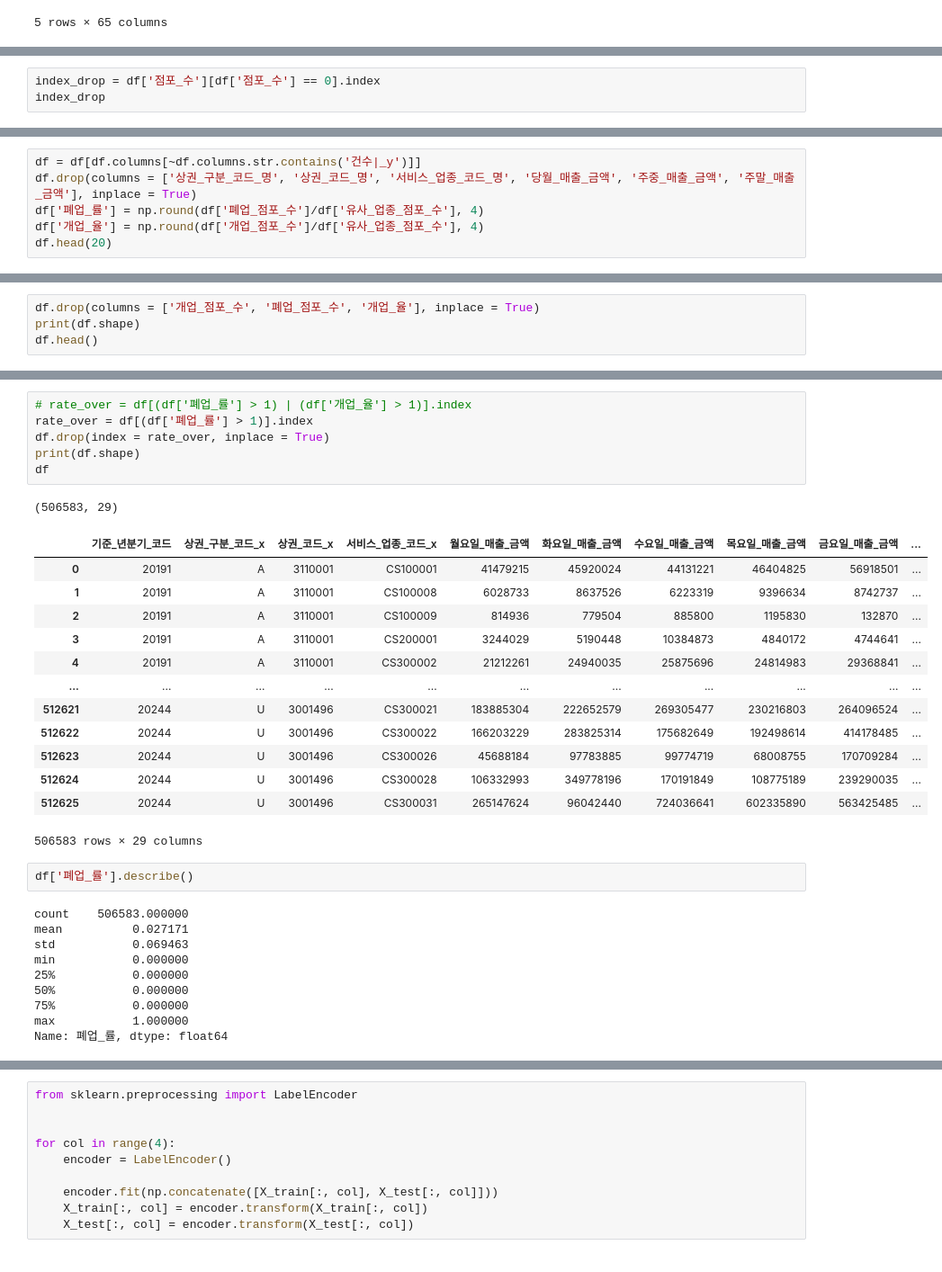
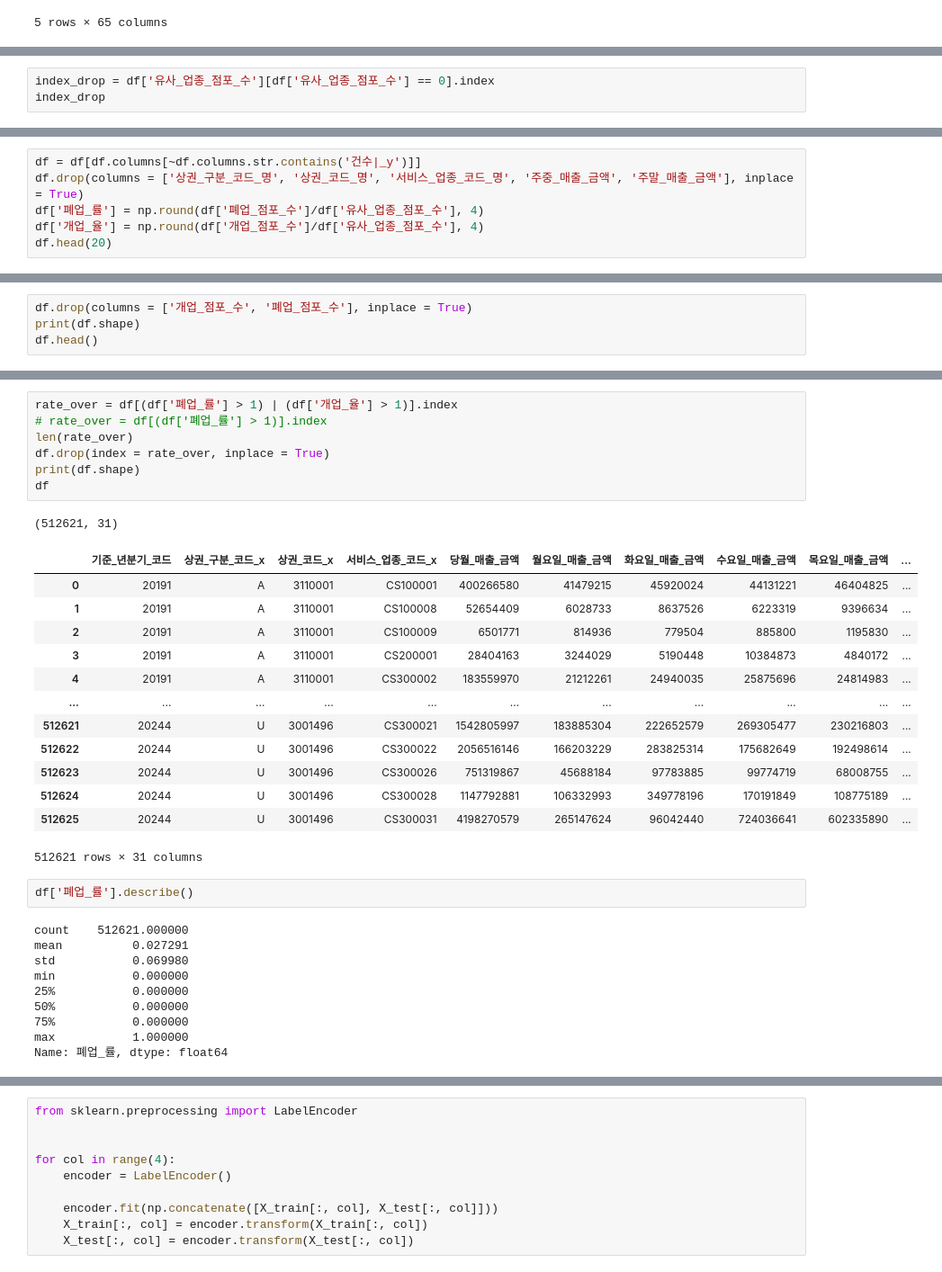
Before and after one commit to SKNETWORKS-FAMILY-AICAMP/SKN13-2nd-4TEAM, a Jupyter notebook: data/eda_and_preprocessing.ipynb, the cells around one changed output, grey strips where cells are left out. Shown at 90% size. Drawn from its saved outputs; the diff is of its cells as text.

```diff
--- a/data/eda_and_preprocessing.ipynb
+++ b/data/eda_and_preprocessing.ipynb
@@ -47,4 +58,4 @@ df.head(5)
 # %%
-index_drop = df['점포_수'][df['점포_수'] == 0].index
+index_drop = df['유사_업종_점포_수'][df['유사_업종_점포_수'] == 0].index
 index_drop
 # %% [output]
@@ -63,6 +75,6 @@ KeyError: '[95, 133, 165, 216, 261, 270, 290, 326, 367, 378, 474, 500, 529, 608,
 # %%
 df = df[df.columns[~df.columns.str.contains('건수|_y')]]
-df.drop(columns = ['상권_구분_코드_명', '상권_코드_명', '서비스_업종_코드_명', '당월_매출_금액', '주중_매출_금액', '주말_매출_금액'], inplace = True)
+df.drop(columns = ['상권_구분_코드_명', '상권_코드_명', '서비스_업종_코드_명', '주중_매출_금액', '주말_매출_금액'], inplace = True)
 df['폐업_률'] = np.round(df['폐업_점포_수']/df['유사_업종_점포_수'], 4)
 df['개업_율'] = np.round(df['개업_점포_수']/df['유사_업종_점포_수'], 4)
 df.head(20)
@@ -88,5 +100,5 @@ df.head(20)
 # %%
-df.drop(columns = ['개업_점포_수', '폐업_점포_수', '개업_율'], inplace = True)
+df.drop(columns = ['개업_점포_수', '폐업_점포_수'], inplace = True)
 print(df.shape)
 df.head()
 # %% [output]
@@ -101,30 +113,31 @@ df.head()
 # %%
-# rate_over = df[(df['폐업_률'] > 1) | (df['개업_율'] > 1)].index
-rate_over = df[(df['폐업_률'] > 1)].index
+rate_over = df[(df['폐업_률'] > 1) | (df['개업_율'] > 1)].index
+# rate_over = df[(df['폐업_률'] > 1)].index
+len(rate_over)
 df.drop(index = rate_over, inplace = True)
 print(df.shape)
 df
 # %% [output]
-(506583, 29)
+(512621, 31)
-|  | 기준_년분기_코드 | 상권_구분_코드_x | 상권_코드_x | 서비스_업종_코드_x | 월요일_매출_금액 | 화요일_매출_금액 | 수요일_매출_금액 | 목요일_매출_금액 | 금요일_매출_금액 | ... |
-| 0 | 20191 | A | 3110001 | CS100001 | 41479215 | 45920024 | 44131221 | 46404825 | 56918501 | ... |
-| 1 | 20191 | A | 3110001 | CS100008 | 6028733 | 8637526 | 6223319 | 9396634 | 8742737 | ... |
-| 2 | 20191 | A | 3110001 | CS100009 | 814936 | 779504 | 885800 | 1195830 | 132870 | ... |
-| 3 | 20191 | A | 3110001 | CS200001 | 3244029 | 5190448 | 10384873 | 4840172 | 4744641 | ... |
-| 4 | 20191 | A | 3110001 | CS300002 | 21212261 | 24940035 | 25875696 | 24814983 | 29368841 | ... |
+|  | 기준_년분기_코드 | 상권_구분_코드_x | 상권_코드_x | 서비스_업종_코드_x | 당월_매출_금액 | 월요일_매출_금액 | 화요일_매출_금액 | 수요일_매출_금액 | 목요일_매출_금액 | ... |
+| 0 | 20191 | A | 3110001 | CS100001 | 400266580 | 41479215 | 45920024 | 44131221 | 46404825 | ... |
+| 1 | 20191 | A | 3110001 | CS100008 | 52654409 | 6028733 | 8637526 | 6223319 | 9396634 | ... |
+| 2 | 20191 | A | 3110001 | CS100009 | 6501771 | 814936 | 779504 | 885800 | 1195830 | ... |
+| 3 | 20191 | A | 3110001 | CS200001 | 28404163 | 3244029 | 5190448 | 10384873 | 4840172 | ... |
+| 4 | 20191 | A | 3110001 | CS300002 | 183559970 | 21212261 | 24940035 | 25875696 | 24814983 | ... |
 | ... | ... | ... | ... | ... | ... | ... | ... | ... | ... | ... |
-| 512621 | 20244 | U | 3001496 | CS300021 | 183885304 | 222652579 | 269305477 | 230216803 | 264096524 | ... |
-| 512622 | 20244 | U | 3001496 | CS300022 | 166203229 | 283825314 | 175682649 | 192498614 | 414178485 | ... |
-| 512623 | 20244 | U | 3001496 | CS300026 | 45688184 | 97783885 | 99774719 | 68008755 | 170709284 | ... |
-| 512624 | 20244 | U | 3001496 | CS300028 | 106332993 | 349778196 | 170191849 | 108775189 | 239290035 | ... |
-| 512625 | 20244 | U | 3001496 | CS300031 | 265147624 | 96042440 | 724036641 | 602335890 | 563425485 | ... |
+| 512621 | 20244 | U | 3001496 | CS300021 | 1542805997 | 183885304 | 222652579 | 269305477 | 230216803 | ... |
+| 512622 | 20244 | U | 3001496 | CS300022 | 2056516146 | 166203229 | 283825314 | 175682649 | 192498614 | ... |
+| 512623 | 20244 | U | 3001496 | CS300026 | 751319867 | 45688184 | 97783885 | 99774719 | 68008755 | ... |
+| 512624 | 20244 | U | 3001496 | CS300028 | 1147792881 | 106332993 | 349778196 | 170191849 | 108775189 | ... |
+| 512625 | 20244 | U | 3001496 | CS300031 | 4198270579 | 265147624 | 96042440 | 724036641 | 602335890 | ... |
-506583 rows × 29 columns
+512621 rows × 31 columns
 # %%
 df['폐업_률'].describe()
 # %% [output]
-count    506583.000000
-mean          0.027171
-std           0.069463
+count    512621.000000
+mean          0.027291
+std           0.069980
 min           0.000000
 25%           0.000000
 50%           0.000000
```
Also changed, not shown: parts of 37 cells of this notebook.
